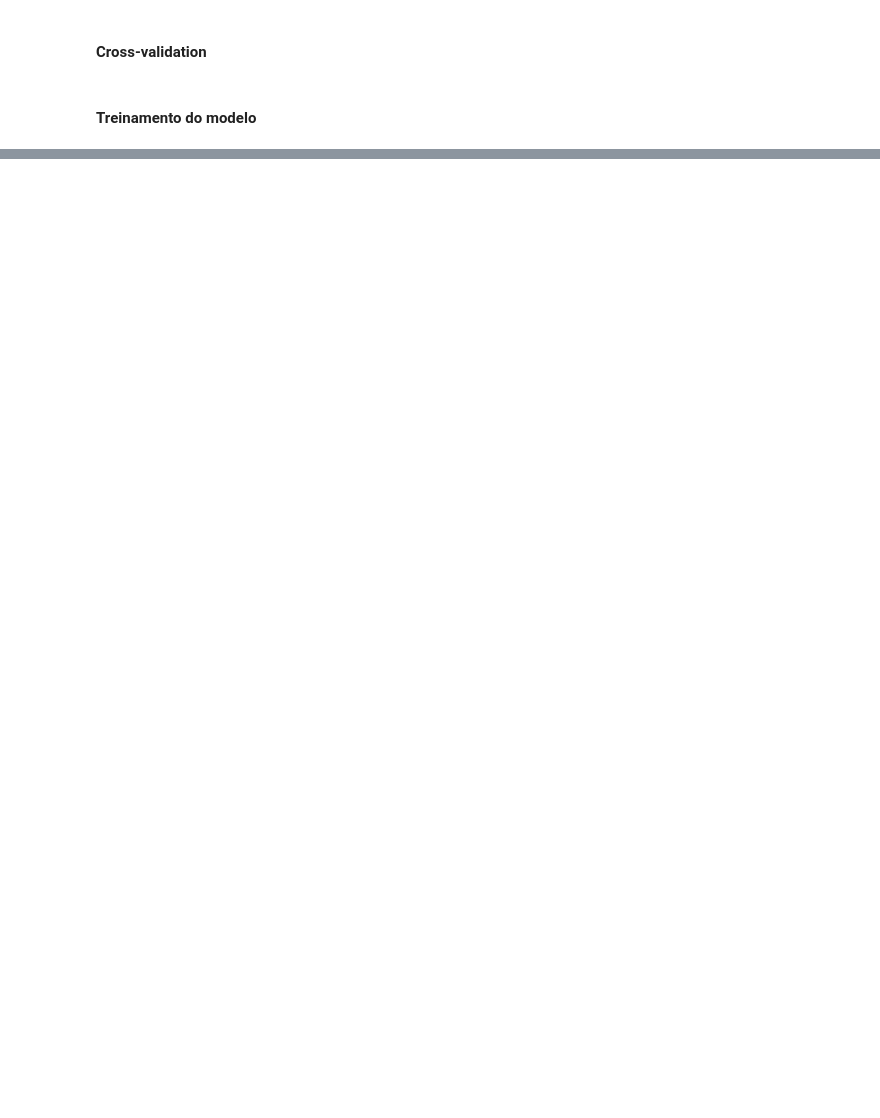
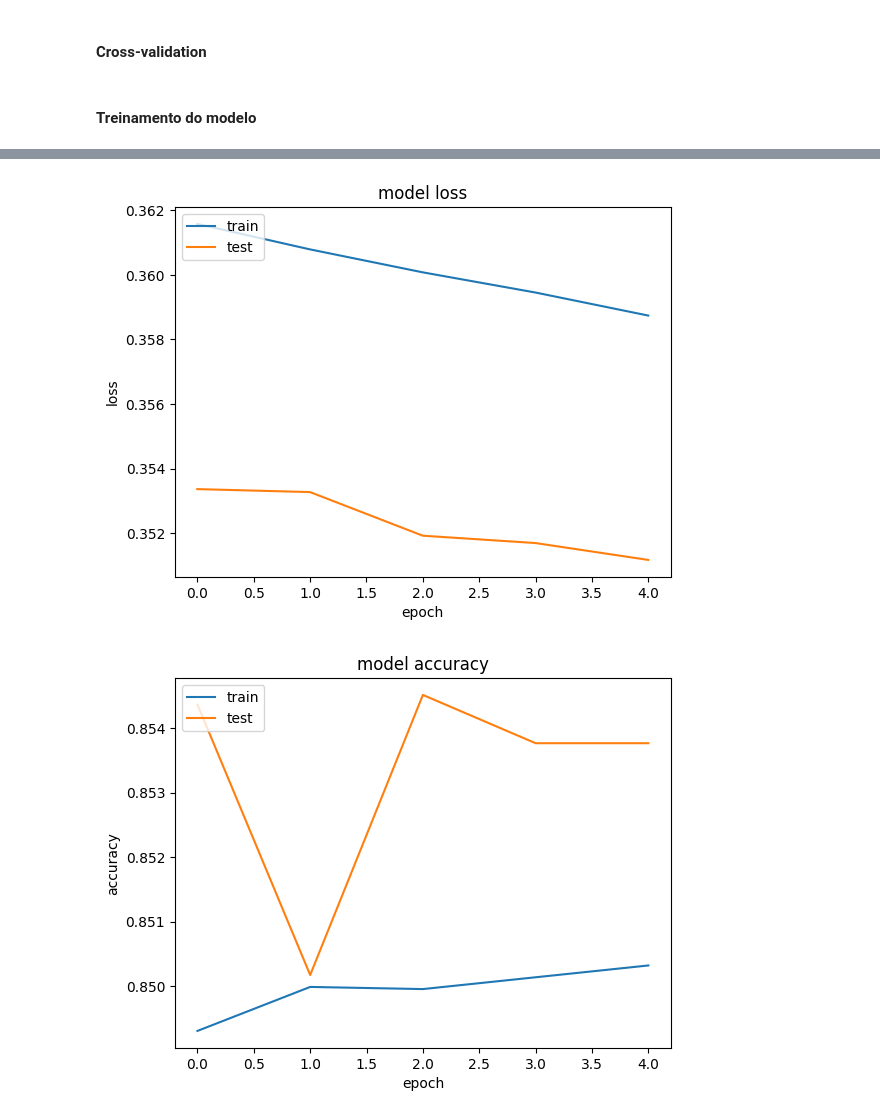
Before and after one commit to brugnaro2022/nlp, a Jupyter notebook: 07_tlm_peq_fb2_mlp.ipynb, the cells around one changed output, grey strips where cells are left out. Saved outputs shown, nothing was run; the diff lists cells and outputs as text; code cells hidden in the pictures; blank space fills up the shorter version.

```diff
--- a/07_tlm_peq_fb2_mlp.ipynb
+++ b/07_tlm_peq_fb2_mlp.ipynb
@@ -240,0 +250,16 @@ test_loss, test_accuracy = model.evaluate(X_test_tensor, y_test_tensor)
+# %%
+def plot_eval_metrics(model, metric):
+    plt.plot(model.history[metric])
+    plt.plot(model.history[f'val_{metric}'])
+    plt.title(f'model {metric}')
+    plt.ylabel(metric)
+    plt.xlabel('epoch')
+    plt.legend(['train', 'test'], loc='upper left')
+    plt.savefig(f'./graphs/tlm_peq_fb2_mlp_{metric}_train_01.png')
+    plt.show()
+# %%
+plot_eval_metrics(model_history, 'loss')
+plot_eval_metrics(model_history, 'accuracy')
+# %% [output]
+[figure, added]
+[figure, added]
```
Also changed, not shown: parts of 19 cells of this notebook, 18 other files.
